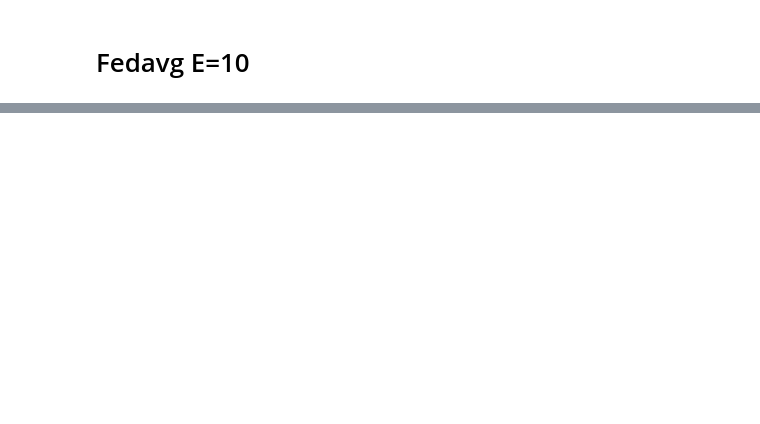
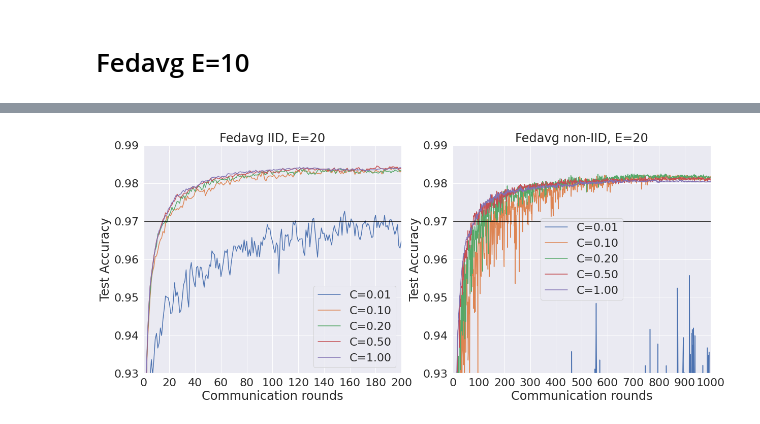
Before and after one commit to dylanmaenpaa/thesis, a Jupyter notebook: plots_thesis.ipynb, the cells around one changed output, grey strips where cells are left out. Cells and saved outputs as stored; diff of their text form; code cells hidden in the pictures; blank space fills up the shorter version.

```diff
--- a/plots_thesis.ipynb
+++ b/plots_thesis.ipynb
@@ -219,0 +487,88 @@ No handles with labels found to put in legend.
+# %%
+import numpy as np
+import pandas as pd
+import matplotlib.pyplot as plt
+import seaborn as sns
+import pickle
+import matplotlib.ticker as ticker
+sns.set_theme(style="darkgrid")
+sns.set(rc={'figure.figsize':(20,8.27)})
+sns.set(font_scale=2)
+
+C_all= [1, 10, 20, 50, 100]
+
+dfs = []
+for C in C_all:
+    nr_clients = 100 ### NUMBER OF CLIENTS/ENTITIES
+    client_epochs = 20   # Number of client epochs
+    communication_rounds = 200  # Number of maximum communication rounds
+    test_every_x_round = 1
+
+    dir_str = '{}_{}_{}_{}_{}/'.format(nr_clients, C, client_epochs, communication_rounds, test_every_x_round)
+    path = './Results/Fedavg_iid/' + dir_str
+
+    with open(path + 'metrics', 'rb') as metrics_file:
+        metrics = pickle.load(metrics_file)
+
+    df = pd.DataFrame.from_dict(metrics[0])
+    df.drop(columns=["classification_report"])
+    # make_monotonic('accuracy', df)
+    df["comm_round"] = [i+1 for i in range(communication_rounds)]
+    df['sent_models_per_client'] = [i+1 for i in range(communication_rounds)]
+    df['network_load'] = [(i+1)*(C*2) for i in range(communication_rounds)]
+    dfs.append(df.assign(Clients="C={}".format(C/100)))
+
+concatenated = pd.concat(dfs)
+fig, ax = plt.subplots(1,2)
+graph = sns.lineplot(x="comm_round", y="accuracy", hue="Clients", data=concatenated, ax=ax[0])
+graph.axhline(0.97, color='black')
+handles, labels = graph.get_legend_handles_labels()
+labels = add_trailing_zeros(labels)
+graph.legend(handles=handles[:], labels=labels[:])
+ax[0].set_xlim(0, 200)
+ax[0].set_ylim(0.93, 0.99)
+graph.xaxis.set_major_locator(ticker.MultipleLocator(20))
+graph.set_title('Fedavg IID, E=20')
+graph.set_xlabel('Communication rounds')
+graph.set_ylabel('Test Accuracy')
+
+
+dfs = []
+for C in C_all:
+    nr_clients = 100 ### NUMBER OF CLIENTS/ENTITIES
+    client_epochs = 20   # Number of client epochs
+    communication_rounds = 1000  # Number of maximum communication rounds
+    test_every_x_round = 1
+
+    dir_str = '{}_{}_{}_{}_{}/'.format(nr_clients, C, client_epochs, communication_rounds, test_every_x_round)
+    path = './Results/Fedavg_non_iid/' + dir_str
+
+    with open(path + 'metrics', 'rb') as metrics_file:
+        metrics = pickle.load(metrics_file)
+
+    df = pd.DataFrame.from_dict(metrics[0])
+    df.drop(columns=["classification_report"])
+    # make_monotonic('accuracy', df)
+    df["comm_round"] = [i+1 for i in range(communication_rounds)]
+    df['sent_models_per_client'] = [i+1 for i in range(communication_rounds)]
+    df['network_load'] = [(i+1)*(C*2) for i in range(communication_rounds)]
+    dfs.append(df.assign(Clients="C={}".format(C/100)))
+
+concatenated = pd.concat(dfs)
+graph = sns.lineplot(x="comm_round", y="accuracy", hue="Clients", data=concatenated, ax=ax[1])
+graph.axhline(0.97, color='black')
+plt.xlim(0, 1000)
+plt.ylim(0.93, 0.99)
+graph.xaxis.set_major_locator(ticker.MultipleLocator(100))
+graph.set_title('Fedavg non-IID, E=20')
+graph.set_xlabel('Communication rounds')
+graph.set_ylabel('Test Accuracy')
+
+# Remove legend
+handles, labels = graph.get_legend_handles_labels()
+labels = add_trailing_zeros(labels)
+graph.legend(handles=handles[:], labels=labels[:])
+#graph.xaxis.set_major_formatter(ticker.ScalarFormatter())
+fig.savefig("FedavgCE20.png")
+# %% [output]
+[figure, added]
```
Also changed, not shown: parts of 28 cells of this notebook, 5 other files.
